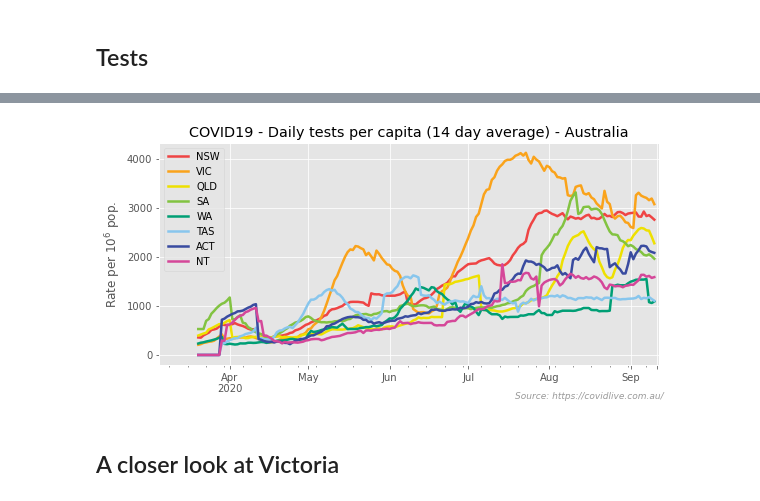
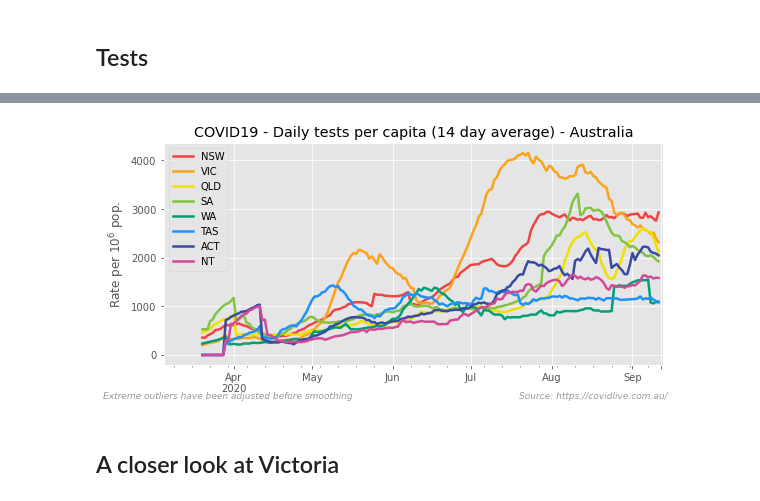
Before and after one commit to bpalmer4/Covid-19, a Jupyter notebook: notebooks/Covid-Australia-2.ipynb, the cells around one changed output, grey strips where cells are left out. Drawn from its saved outputs; the diff is of its cells as text; code cells hidden in the pictures.

Commit message:
Adjusted test numbers for outliers & changed state colours on charts

```diff
--- a/notebooks/Covid-Australia-2.ipynb
+++ b/notebooks/Covid-Australia-2.ipynb
@@ -98,7 +98,7 @@ def get_national_col(d: Dict[str, pd.DataFrame], col: str)-> pd.DataFrame:
         ret[name] = d[name][col]
     return pd.DataFrame(ret)
 # %%
-def plot_tidy_up(ax, title, space=True):
+def plot_tidy_up(ax, title, space=True, rfooter=None):
     if space:
         xlim = ax.get_xlim()
         adj = (xlim[1] - xlim[0]) *0.01
@@ -110,8 +110,16 @@ def plot_tidy_up(ax, title, space=True):
             ha='right', va='bottom',
             fontsize=9, fontstyle='italic',
             color='#999999')
+
+    if rfooter is not None:
+        fig.text(0.01, 0.01, rfooter,
+            ha='left', va='bottom',
+            fontsize=9, fontstyle='italic',
+            color='#999999')
+
     fig.tight_layout(pad=1)
 
+    title = title.replace('[:/]', '-')
     fig.savefig(f'{CHART_DIRECTORY}{title}.png', dpi=125)
     plt.show()
     plt.close
@@ -119,7 +127,7 @@ def plot_tidy_up(ax, title, space=True):
 ## Active Cases
 # %%
 colors = ['#ef4444', '#faa31b', '#eee000', '#82c341',
-          '#009f75', '#88c6ed', '#394ba0', '#d54799']
+          '#009f75', 'dodgerblue', '#394ba0', '#d54799']   # '#88c6ed',
 mpl.rcParams['axes.prop_cycle'] = mpl.cycler(color=colors)
 # %%
 states = ['nsw', 'vic', 'qld', 'wa', 'sa', 'tas', 'act', 'nt']
@@ -348,3 +356,4 @@ factor = 10 ** power
 state_pop = pd.Series(state_pop) / factor
 # %%
 tests = get_national_col(tests_all, 'TESTS')
+tests_daily_u, tests_daily_c, tests_c = ps.dataframe_correction(tests)
@@ -360,14 +378,18 @@ tests = tests[list(state_pop.keys())]
+# %%
+ROLLING = 14
+tests_daily_c = (tests_daily_c / state_pop).rolling(ROLLING).mean()
+tests_daily_c = tests_daily_c[list(state_pop.keys())]
 # %%
 mpl.rcParams['axes.prop_cycle'] = mpl.cycler(color=colors)
-ax = tests.plot.line(lw=2.5)
+ax = tests_daily_c.plot.line(lw=2.5)
 title = f'COVID19 - Daily tests per capita ({ROLLING} day average) - Australia'
 
 ax.set_title(title)
 ax.set_xlabel(None)
 ax.set_ylabel(f'Rate per $10^{power}$ pop.')
-plot_tidy_up(ax, title)
+plot_tidy_up(ax, title, rfooter='Extreme outliers have been adjusted before smoothing')
 # %% [output]
-[figure, old version]
+[figure, new version]
 # %% [markdown]
 ## A closer look at Victoria
 # %%
```
Also changed, not shown: parts of 10 cells of this notebook, 1 other file.
